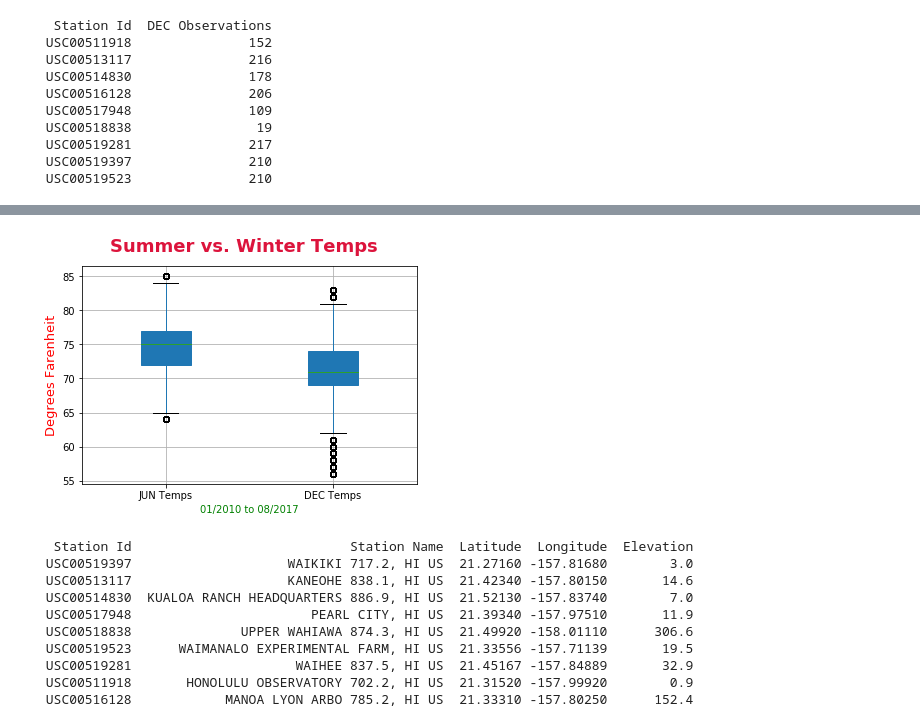
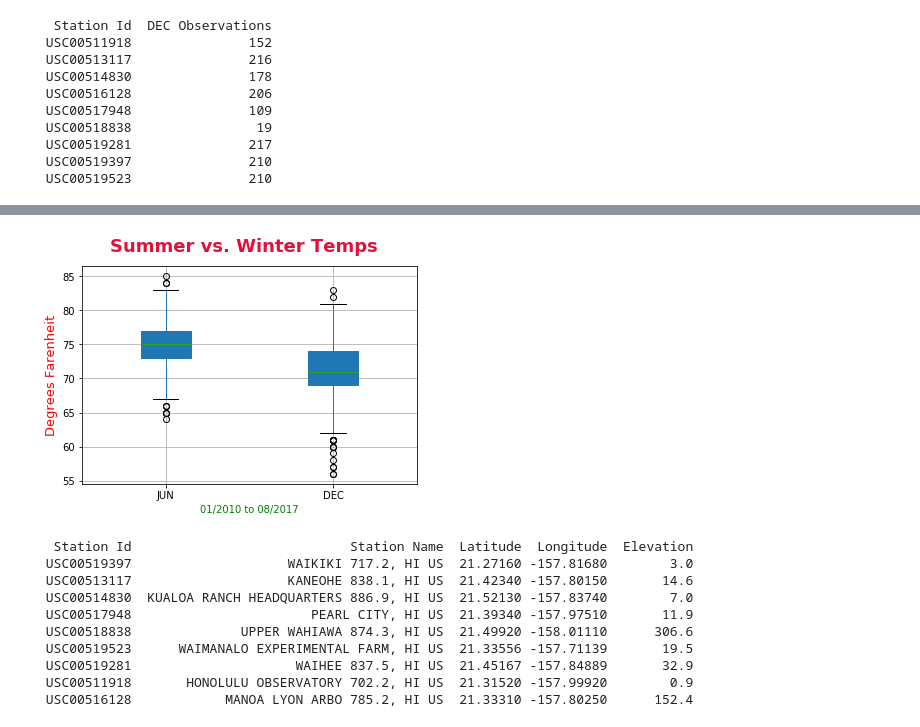
Before and after one commit to mydogmandy/009_Surfs_Up, a Jupyter notebook: Surfs_Up_Challenge.ipynb, the cells around one changed output, grey strips where cells are left out. Cells and saved outputs as stored; diff of their text form; code cells hidden in the pictures.

```diff
--- a/Surfs_Up_Challenge.ipynb
+++ b/Surfs_Up_Challenge.ipynb
@@ -68,7 +68,8 @@ filter(extract('month', Measurement.date)==6).all()
 # Save the query results as a Pandas DataFrame and set the index to the Date column:
 
 JUN_data = pd.DataFrame(JUN_extract, columns=['Station Id', 'Date', 'JUN Temps'])
-JUN_data.set_index(JUN_data['Date'], inplace=True)
-JUN_data.sort_index(ascending=True)
-print(JUN_data.to_string(index=False))
+#JUN_data.set_index(JUN_data['Date'], inplace=True)
+#JUN_data.sort_index(ascending=True)
+#print(JUN_data.to_string(index=False))
+JUN_data
 # %% [output]
@@ -121,7 +118,5 @@ filter(extract('month', Measurement.date)==12).all()
 # Save the query results as a Pandas DataFrame and set the index to the date column:
 
 DEC_data = pd.DataFrame(DEC_extract, columns=['Station Id','Date', 'DEC Temps'])
-DEC_data.set_index(DEC_data['Date'], inplace=True)
-DEC_data.sort_index(ascending=True)
-print(DEC_data.to_string(index=False))
+DEC_data
 # %% [output]
@@ -197,0 +184,3 @@ meanDEC
+# %%
+JUNDEC_Data = pd.DataFrame({'JUN': JUN_data['JUN Temps'], 'DEC': DEC_data['DEC Temps']}, index=None)
+JUNDEC_Data.describe()
@@ -198,14 +200,14 @@ meanDEC
 # %%
-JUNDEC_graph = pd.DataFrame(JUNDEC_Data, columns = ['JUN Temps', 'DEC Temps'])
+JUNDEC_graph = pd.DataFrame(JUNDEC_Data)
 fig=plt.figure()
 fig.suptitle('Summer vs. Winter Temps', fontsize=18, fontweight='bold', color='crimson')
 JUNDEC_graph.boxplot(patch_artist=True, widths=(.3,.3))
 plt.ylabel('Degrees Farenheit', fontsize=13, color='red')
 plt.xlabel('01/2010 to 08/2017', color='green')
 plt.savefig('Temp Comparison.png')
 plt.show()
 # %% [output]
-[figure, old version]
+[figure, new version]
 # %%
 # Get coordinates and information about the weather stations
 
```
Also changed, not shown: parts of 10 cells of this notebook, 1 other file.
